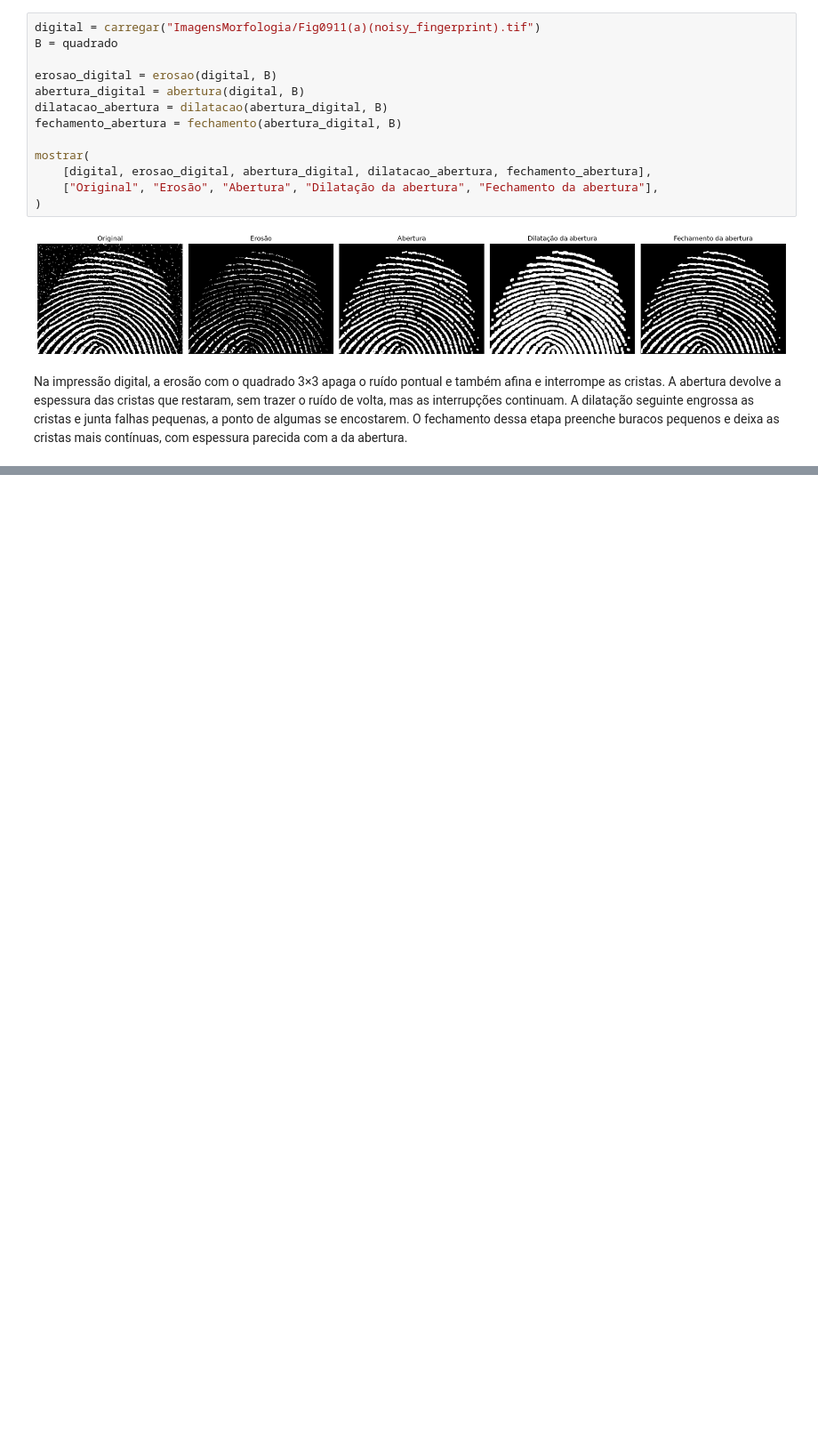
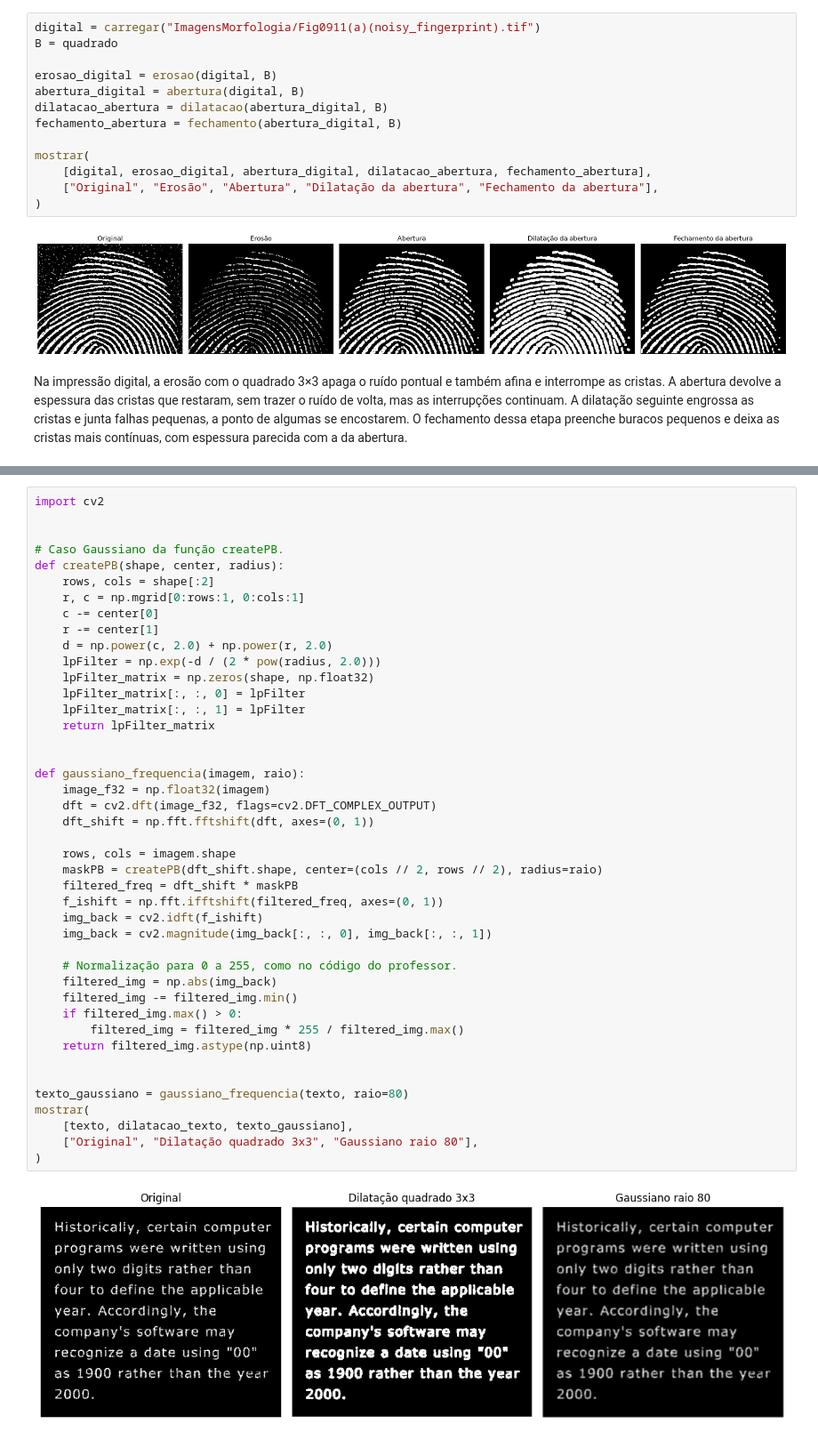
Before and after one commit to Edu-0/pdi-2.1, a Jupyter notebook: Prática_Processamento_Morfológico.ipynb, the cells around one changed output, grey strips where cells are left out. Shown at 89% size. Saved outputs shown, nothing was run; the diff lists cells and outputs as text; blank space fills up the shorter version.

Commit message:
feat: filtro gaussiano na frequência adicionado

```diff
--- a/Prática_Processamento_Morfológico.ipynb
+++ b/Prática_Processamento_Morfológico.ipynb
@@ -198,0 +205,45 @@ Na impressão digital, a erosão com o quadrado 3×3 apaga o ruído pontual e ta
+# %%
+import cv2
+
+
+# Caso Gaussiano da função createPB.
+def createPB(shape, center, radius):
+    rows, cols = shape[:2]
+    r, c = np.mgrid[0:rows:1, 0:cols:1]
+    c -= center[0]
+    r -= center[1]
+    d = np.power(c, 2.0) + np.power(r, 2.0)
+    lpFilter = np.exp(-d / (2 * pow(radius, 2.0)))
+    lpFilter_matrix = np.zeros(shape, np.float32)
+    lpFilter_matrix[:, :, 0] = lpFilter
+    lpFilter_matrix[:, :, 1] = lpFilter
+    return lpFilter_matrix
+
+
+def gaussiano_frequencia(imagem, raio):
+    image_f32 = np.float32(imagem)
+    dft = cv2.dft(image_f32, flags=cv2.DFT_COMPLEX_OUTPUT)
+    dft_shift = np.fft.fftshift(dft, axes=(0, 1))
+
+    rows, cols = imagem.shape
+    maskPB = createPB(dft_shift.shape, center=(cols // 2, rows // 2), radius=raio)
+    filtered_freq = dft_shift * maskPB
+    f_ishift = np.fft.ifftshift(filtered_freq, axes=(0, 1))
+    img_back = cv2.idft(f_ishift)
+    img_back = cv2.magnitude(img_back[:, :, 0], img_back[:, :, 1])
+
+    # Normalização para 0 a 255, como no código do professor.
+    filtered_img = np.abs(img_back)
+    filtered_img -= filtered_img.min()
+    if filtered_img.max() > 0:
+        filtered_img = filtered_img * 255 / filtered_img.max()
+    return filtered_img.astype(np.uint8)
+
+
+texto_gaussiano = gaussiano_frequencia(texto, raio=80)
+mostrar(
+    [texto, dilatacao_texto, texto_gaussiano],
+    ["Original", "Dilatação quadrado 3x3", "Gaussiano raio 80"],
+)
+# %% [output]
+[figure, added]
```
Also changed, not shown: parts of 3 cells of this notebook.
